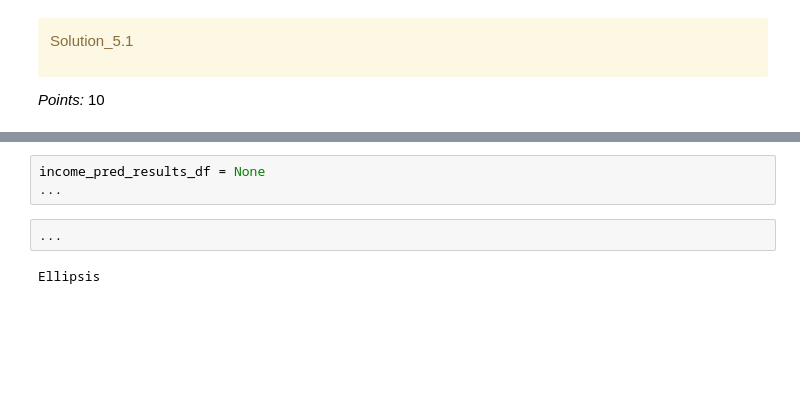
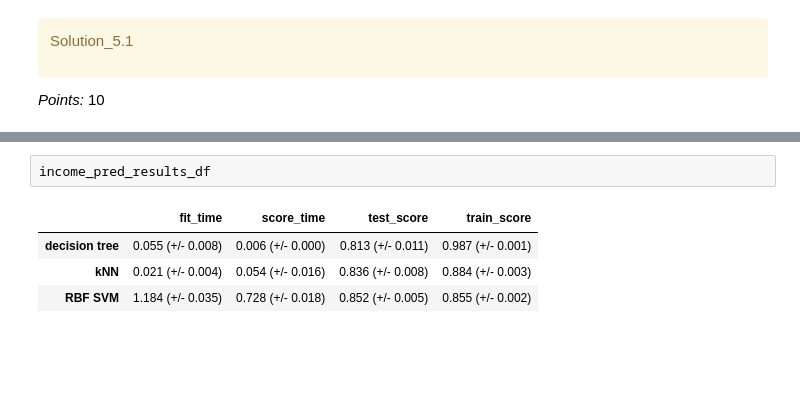
Before and after one commit to kmodiria/cpsc330-hw3, a Jupyter notebook: hw3.ipynb, the cells around one changed output, grey strips where cells are left out. Saved outputs shown, nothing was run; the diff lists cells and outputs as text.

```diff
--- a/hw3.ipynb
+++ b/hw3.ipynb
@@ -786,10 +758,10 @@ _Points:_ 10
 # %%
-income_pred_results_df = None
-...
+income_pred_results_df
+# %% [output]
+|  | fit_time | score_time | test_score | train_score |
+| decision tree | 0.055 (+/- 0.008) | 0.006 (+/- 0.000) | 0.813 (+/- 0.011) | 0.987 (+/- 0.001) |
+| kNN | 0.021 (+/- 0.004) | 0.054 (+/- 0.016) | 0.836 (+/- 0.008) | 0.884 (+/- 0.003) |
+| RBF SVM | 1.184 (+/- 0.035) | 0.728 (+/- 0.018) | 0.852 (+/- 0.005) | 0.855 (+/- 0.002) |
-# %%
-...
-# %% [output]
-Ellipsis
 # %% [markdown]
 <!-- END QUESTION -->
 
```
Also changed, not shown: parts of 30 cells of this notebook, 1 other file.
